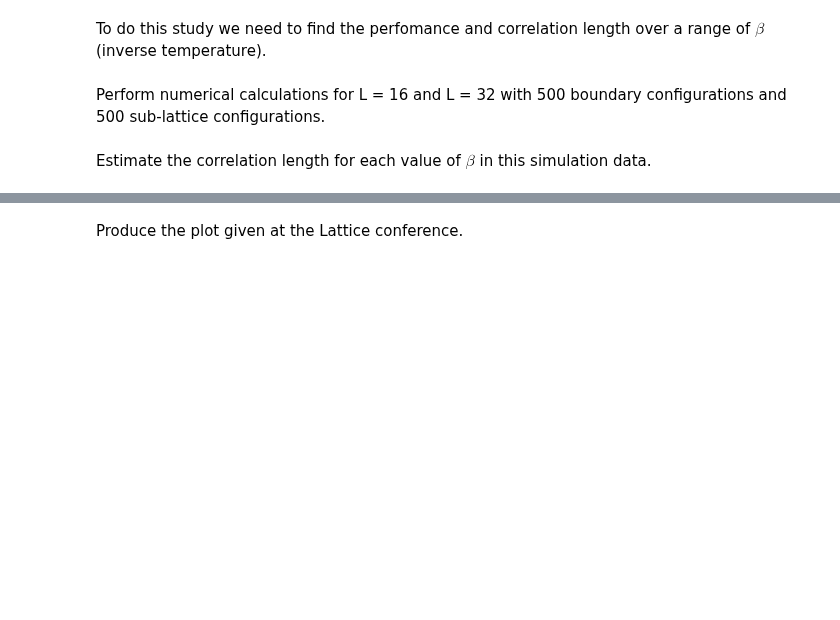
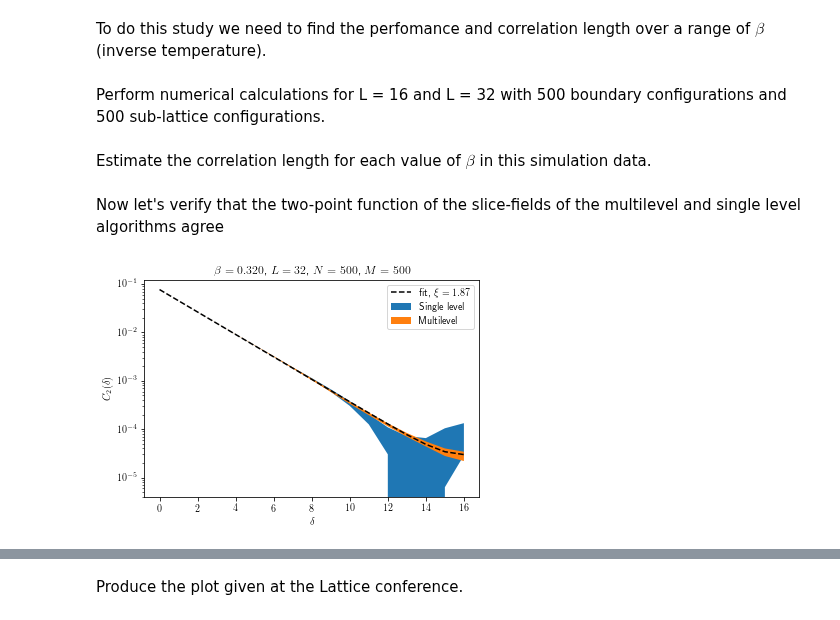
Before and after one commit to BenKMorley/Multilevel_notebook, a Jupyter notebook: Multilevel_Ising.ipynb, the cells around one changed output, grey strips where cells are left out. Saved outputs shown, nothing was run; the diff lists cells and outputs as text; code cells hidden in the pictures; blank space fills up the shorter version.

```diff
--- a/Multilevel_Ising.ipynb
+++ b/Multilevel_Ising.ipynb
@@ -1149,0 +1156,35 @@ for L in [L // 2, L]:
+# %% [markdown]
+Now let's verify that the two-point function of the slice-fields of the multilevel and single level algorithms agree
+# %%
+results = full_results[L]
+beta_index = 20
+
+single_means = numpy.mean(results[beta_index, 0], axis=1)
+single_stds = numpy.std(results[beta_index, 0], axis=1)
+
+multi_means = numpy.mean(results[beta_index, 1], axis=1)
+multi_stds = numpy.std(results[beta_index, 1], axis=1)
+
+deltas = numpy.arange(L // 2 + 1)
+
+plt.fill_between(deltas, single_means - single_stds, single_means + single_stds,
+                 label='Single level')
+plt.fill_between(deltas, multi_means - multi_stds, multi_means + multi_stds,
+                 label='Multilevel')
+
+# Also plot the fit
+xi = xis[L][beta_index]
+A = As[L][beta_index]
+beta = betas[beta_index]
+
+fit_ys = A * (numpy.exp(-deltas / xi) + numpy.exp(-(L - deltas) / xi))
+
+plt.plot(deltas, fit_ys, ls='--', color='k', label=rf'fit, $\xi={xi:.2f}$')
+plt.xlabel(r'$\delta$')
+plt.ylabel(r'$C_2(\delta)$')
+plt.title(rf'$\beta = {beta:.3f}$, $L={L}$, $N=500$, $M=500$')
+plt.legend()
+plt.yscale('log')
+plt.savefig(f'{base_directory}graphs/two_point_correlator_example.pdf')
+# %% [output]
+[figure, added]
```
Also changed, not shown: parts of 10 cells of this notebook.
